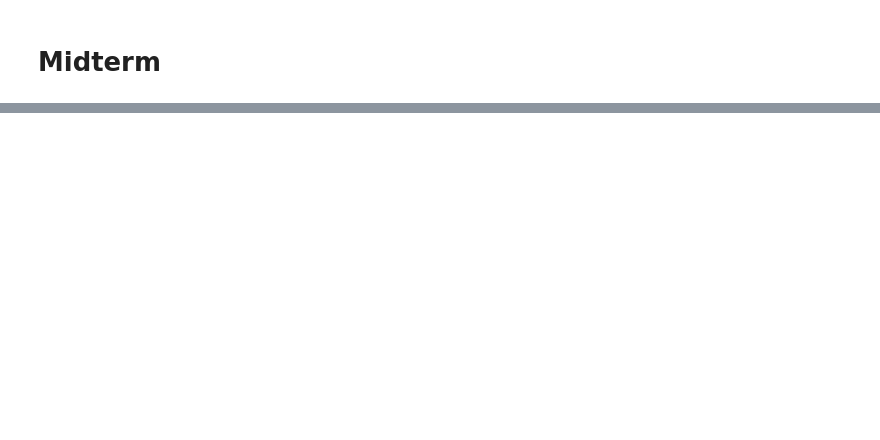
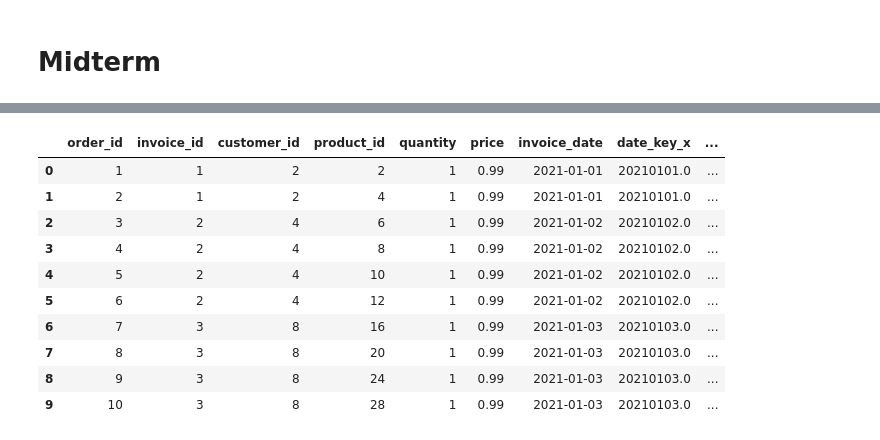
Before and after one commit to lommoberry/Midterm, a Jupyter notebook: MidtermCode.ipynb, the cells around one changed output, grey strips where cells are left out. Drawn from its saved outputs; the diff is of its cells as text; code cells hidden in the pictures; blank space fills up the shorter version.

```diff
--- a/MidtermCode.ipynb
+++ b/MidtermCode.ipynb
@@ -16,0 +20,7 @@ dst_dbname = "chinook_dw"
+# %%
+mysqldw_args = {
+    "uid" : "root",
+    "pwd" : "Passw0rd123",
+    "hostname" : "localhost",
+    "dbname" : "chinook_dw"
+}
@@ -17,6 +37,9 @@ dst_dbname = "chinook_dw"
 # %%
-conn_str = f"mysql+pymysql://{user_id}:{pwd}@{host_name}"
-sqlEngine = create_engine(conn_str)
-with sqlEngine.connect() as connection:
-    connection.execute(text(f"DROP DATABASE IF EXISTS `{dst_dbname}`;"))
-    connection.execute(text(f"CREATE DATABASE `{dst_dbname}`;"))
+# Create connection engine mysql_args
+conn_str = f"mysql+pymysql://{mysql_args['uid']}:{mysql_args['pwd']}@{mysql_args['hostname']}"
+engine = create_engine(conn_str)
+
+# Create chinook_dw if it doesn't exist and switch to it
+with engine.connect() as connection:
+    connection.execute(text(f"CREATE DATABASE IF NOT EXISTS {mysql_args['dbname']};"))
+    connection.execute(text(f"USE {mysql_args['dbname']};"))
@@ -39,0 +307,19 @@ def set_dataframe(user_id, pwd, host_name, db_name, df, table_name, pk_column, d
+# %%
+# Assuming `get_sql_dataframe` is your function to run SQL queries
+query = "SELECT * FROM fact_order;"
+df_fact_order = get_sql_dataframe(query, **mysqldw_args)
+
+# Display the dataframe
+df_fact_order.head(10)  # Shows the first 10 rows
+# %% [output]
+|  | order_id | invoice_id | customer_id | product_id | quantity | price | invoice_date | date_key_x | ... |
+| 0 | 1 | 1 | 2 | 2 | 1 | 0.99 | 2021-01-01 | 20210101.0 | ... |
+| 1 | 2 | 1 | 2 | 4 | 1 | 0.99 | 2021-01-01 | 20210101.0 | ... |
+| 2 | 3 | 2 | 4 | 6 | 1 | 0.99 | 2021-01-02 | 20210102.0 | ... |
+| 3 | 4 | 2 | 4 | 8 | 1 | 0.99 | 2021-01-02 | 20210102.0 | ... |
+| 4 | 5 | 2 | 4 | 10 | 1 | 0.99 | 2021-01-02 | 20210102.0 | ... |
+| 5 | 6 | 2 | 4 | 12 | 1 | 0.99 | 2021-01-02 | 20210102.0 | ... |
+| 6 | 7 | 3 | 8 | 16 | 1 | 0.99 | 2021-01-03 | 20210103.0 | ... |
+| 7 | 8 | 3 | 8 | 20 | 1 | 0.99 | 2021-01-03 | 20210103.0 | ... |
+| 8 | 9 | 3 | 8 | 24 | 1 | 0.99 | 2021-01-03 | 20210103.0 | ... |
+| 9 | 10 | 3 | 8 | 28 | 1 | 0.99 | 2021-01-03 | 20210103.0 | ... |
```
Also changed, not shown: parts of 33 cells of this notebook.
